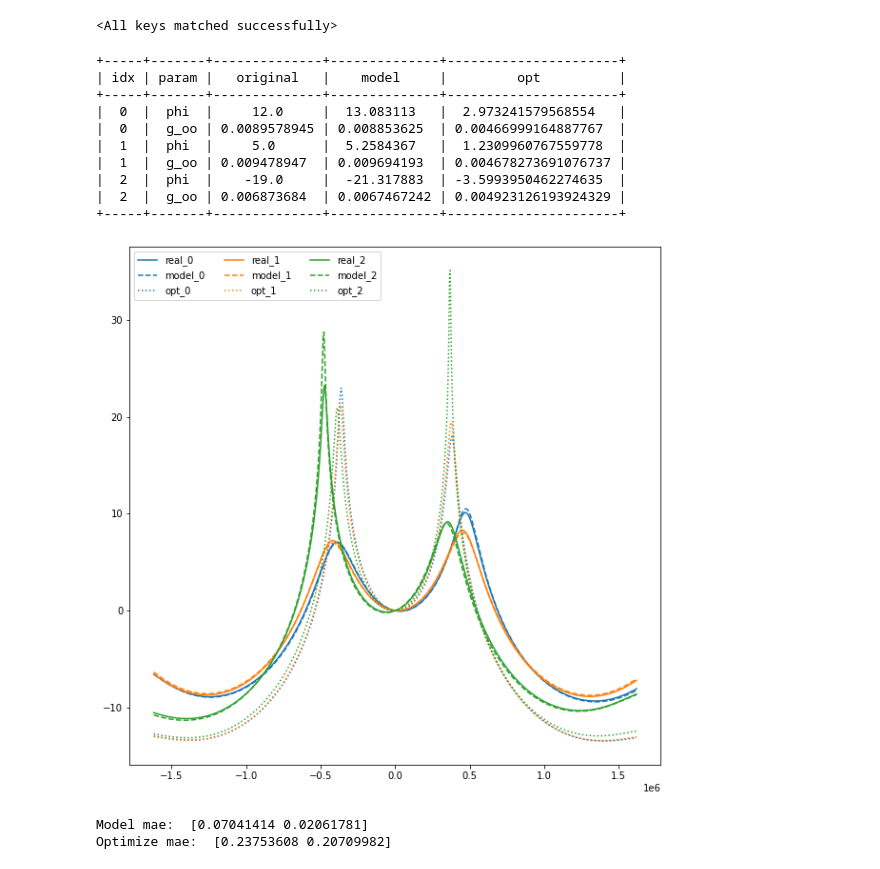
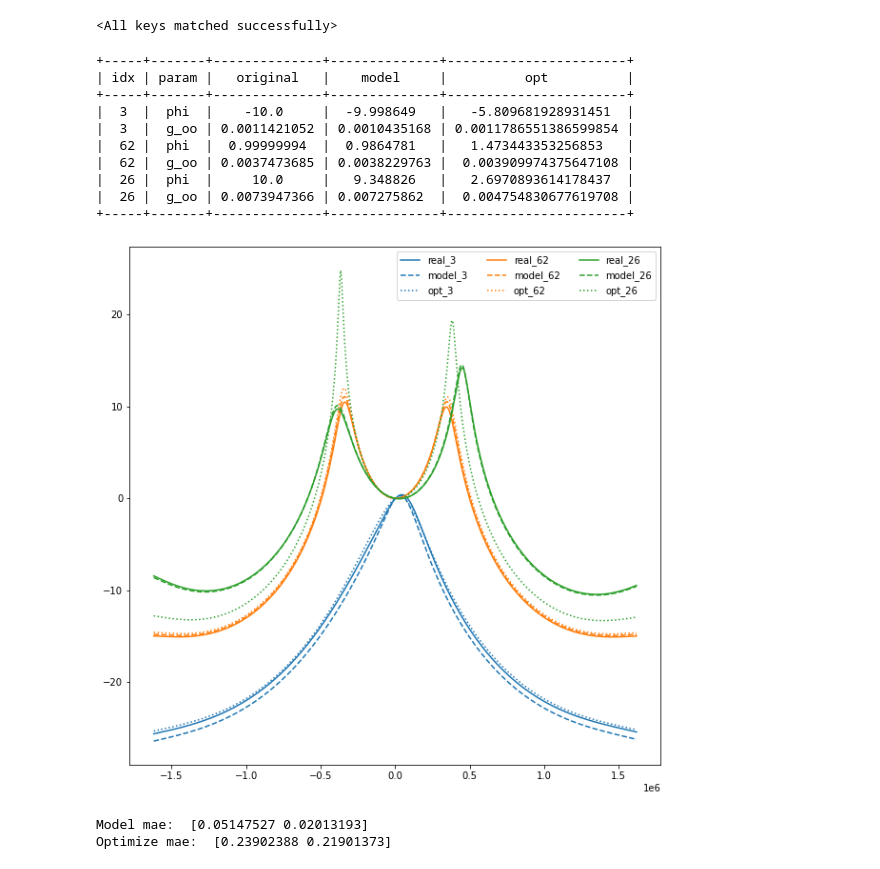
Before and after one commit to kiliakis/ML-LHC-closed-loop, a Jupyter notebook: pytorch-predictor-one-by-one.ipynb, the cells around one changed output. Saved outputs shown, nothing was run; the diff lists cells and outputs as text; code cells hidden in the pictures.

```diff
--- a/pytorch-predictor-one-by-one.ipynb
+++ b/pytorch-predictor-one-by-one.ipynb
@@ -53,7 +53,7 @@ def plot_loss(loss, val_loss, epoch=(-1, -1)):
     plt.close()
 # %%
 # Load the data
-df = pd.read_pickle('./data/transfer-functions.pkl')
+df = pd.read_pickle('./data/transfer-functions-82000.pkl')
 df.head()
 # %% [output]
 |  | phi | g_oo | x | y |
@@ -293,15 +293,9 @@ n_inputs = data.shape[1]
 # we will build one model per output target
 n_outputs = 1
 model1 = Net(n_inputs, n_outputs, name='model1', activation_func=F.gelu,
-                hidden_1=140, hidden_2=110, hidden_3=0,
-                kernel_size=8, stride=8, trim_edges=120)
+                hidden_1=140, hidden_2=140, hidden_3=0,
+                kernel_size=5, stride=5, trim_edges=100)
 print(model1)
-
-model2 = Net(n_inputs, n_outputs, name='model2', activation_func=F.gelu,
-                hidden_1=140, hidden_2=110, hidden_3=0,
-                kernel_size=10, stride=10, trim_edges=120)
-print(model2)
-
 
 # specify loss function (regression)
 criterion = nn.MSELoss(); criterion_name = 'MSE'
@@ -309,15 +303,9 @@ criterion = nn.MSELoss(); criterion_name = 'MSE'
 
 # specify optimizer
 optimizer1 = torch.optim.Adam(model1.parameters(), lr=0.01)
-optimizer2 = torch.optim.Adam(model2.parameters(), lr=0.01)
-
-# optimizer = torch.optim.Adagrad(model.parameters(), lr=0.01)
 
 # train the network
 train_loss1, train_accuracy1, test_loss1, test_accuracy1 = model1.train_net(
     optimizer1, criterion, X_train, y_train[:, 0].view(-1,1), X_test, y_test[:, 0].view(-1,1), 500)
-
-train_loss2, train_accuracy2, test_loss2, test_accuracy2 = model2.train_net(
-    optimizer2, criterion, X_train, y_train[:, 1].view(-1,1), X_test, y_test[:, 1].view(-1,1), 500)
 # %% [output]
 Net(
@@ -344,3 +332,25 @@ plot_loss(train_loss1, test_loss1, epoch=(50,-1))
+# %%
+# Initialize model, loss function and optimizer
+n_inputs = data.shape[1]
+# we will build one model per output target
+n_outputs = 1
+
+model2 = Net(n_inputs, n_outputs, name='model2', activation_func=F.gelu,
+                hidden_1=140, hidden_2=110, hidden_3=0,
+                kernel_size=10, stride=10, trim_edges=120)
+print(model2)
+
+# specify loss function (regression)
+criterion = nn.MSELoss(); criterion_name = 'MSE'
+# criterion = nn.L1Loss(); criterion_name = 'MAE'
+
+# specify optimizer
+optimizer2 = torch.optim.Adam(model2.parameters(), lr=0.01)
+
+# train the network
+
+train_loss2, train_accuracy2, test_loss2, test_accuracy2 = model2.train_net(
+    optimizer2, criterion, X_train, y_train[:, 1].view(-1,1), X_test, y_test[:, 1].view(-1,1), 500)
 # %%
 plot_loss(train_loss2, test_loss2, epoch=(50, -1))
 # %% [output]
@@ -435,45 +447,45 @@ gen_tf = GenerateTF(fb_attn_index=3, with_noise=False)
 x = gen_tf.frequency.astype(np.float32)
 
 table = PrettyTable()
 table.field_names = ["idx", "param", "original", "model", "opt"] #, "model+opt"]
 # print(table)
 
-for idx in range(3):
+for idx in np.random.choice(np.arange(0, len(X_validate_new)), size=3):
     try:
         popt, _  = curve_fit(gen_tf, x, X_validate_new[idx], bounds=([-20, 1e-4], [20, 1e-2]), method='trf')
         # Initial guesses coming from the model
         # poptModel,_ = curve_fit(gen_tf, x, X_validate_new[idx], bounds=([-20, 1e-4], [20, 1e-2]), method='trf', p0=yhat_new[idx])
     except:
         print(f'Scipy curve fit failed for idx: {idx}')
         continue
 
     # print('Param, Original, Model, Optimizer')
     table.add_row([idx, 'phi', y_validate_new[idx][0], yhat_new[idx][0], popt[0]]) #, poptModel[0]])
     table.add_row([idx, 'g_oo', y_validate_new[idx][1], yhat_new[idx][1], popt[1]]) #, poptModel[1]])
 
     # print('phi', y_validate_new[idx][0], yhat_new[idx][0], popt[0])
     # print('g_oo', y_validate_new[idx][1], yhat_new[idx][1], popt[1])
 
     p = plt.plot(x, gen_tf(x, *(y_validate_new[idx])), label=f'real_{idx}', ls='-')
     plt.plot(x, gen_tf(x, *(yhat_new[idx])), label=f'model_{idx}', ls='--', color=p[0].get_color())
     plt.plot(x, gen_tf(x, *popt), label=f'opt_{idx}', ls=':', color=p[0].get_color())
     # plt.plot(x, gen_tf(x, *poptModel), label=f'opt+model_{idx}', ls='-.', color=p[0].get_color())
 print(table)
 plt.legend(ncol=3)
 plt.show()
 plt.close()
 # %% [output]
-+-----+-------+--------------+--------------+----------------------+
-| idx | param |   original   |    model     |         opt          |
-+-----+-------+--------------+--------------+----------------------+
-|  0  |  phi  |     12.0     |  13.083113   |  2.973241579568554   |
-|  0  |  g_oo | 0.0089578945 | 0.008853625  | 0.00466999164887767  |
-|  1  |  phi  |     5.0      |  5.2584367   |  1.2309960767559778  |
-|  1  |  g_oo | 0.009478947  | 0.009694193  | 0.004678273691076737 |
-|  2  |  phi  |    -19.0     |  -21.317883  | -3.5993950462274635  |
-|  2  |  g_oo | 0.006873684  | 0.0067467242 | 0.004923126193924329 |
-+-----+-------+--------------+--------------+----------------------+
++-----+-------+--------------+--------------+-----------------------+
+| idx | param |   original   |    model     |          opt          |
++-----+-------+--------------+--------------+-----------------------+
+|  3  |  phi  |    -10.0     |  -9.998649   |   -5.809681928931451  |
+|  3  |  g_oo | 0.0011421052 | 0.0010435168 | 0.0011786551386599854 |
+|  62 |  phi  |  0.99999994  |  0.9864781   |   1.473443353256853   |
+|  62 |  g_oo | 0.0037473685 | 0.0038229763 |  0.003909974375647108 |
+|  26 |  phi  |     10.0     |   9.348826   |   2.6970893614178437  |
+|  26 |  g_oo | 0.0073947366 | 0.007275862  |  0.004754830677619708 |
++-----+-------+--------------+--------------+-----------------------+
-[figure, old version]
+[figure, new version]
 # %%
 def calc_mae_model(yhat, yreal):
     # model.eval()
@@ -528,5 +540,5 @@ print('Model mae: ', mae_model)
 print('Optimize mae: ', mae_optimize)
 # print('Optimize+Model mae: ', mae_optimize_model)
 # %% [output]
-Model mae:  [0.07041414 0.02061781]
-Optimize mae:  [0.23753608 0.20709982]
+Model mae:  [0.05147527 0.02013193]
+Optimize mae:  [0.23902388 0.21901373]
```
Also changed, not shown: parts of 14 cells of this notebook, 1 other file.
